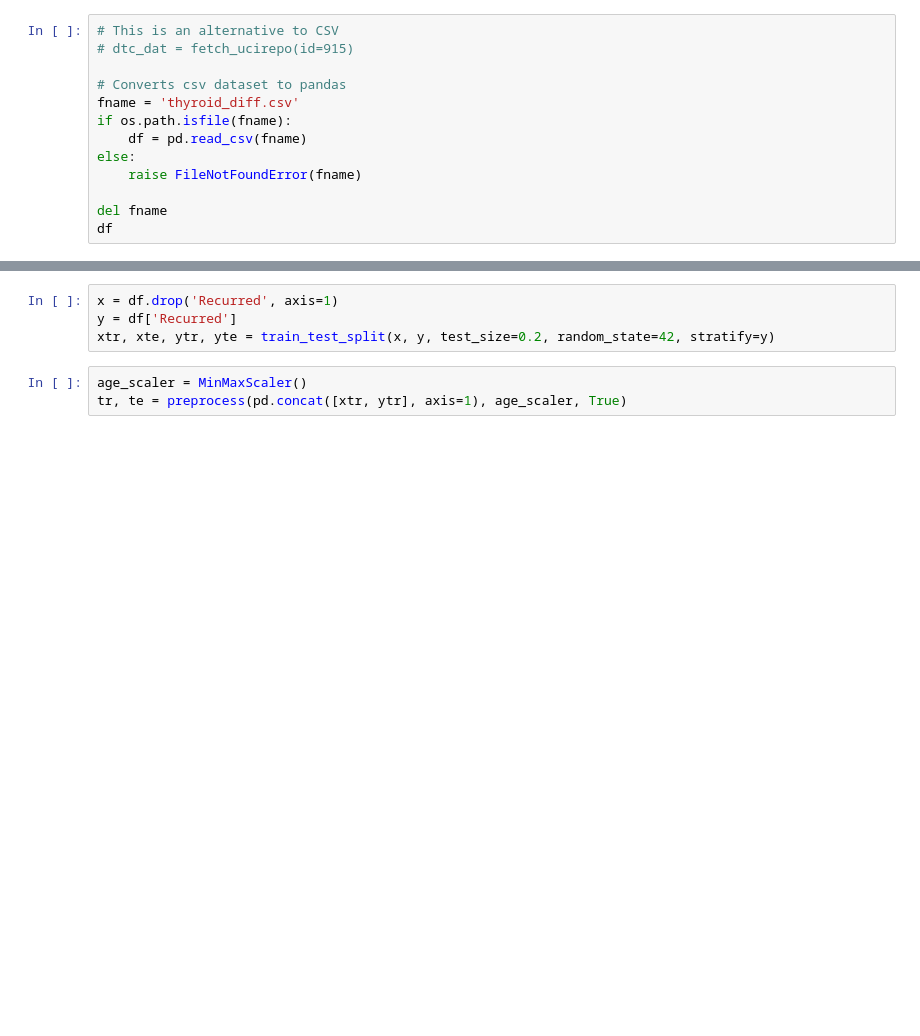
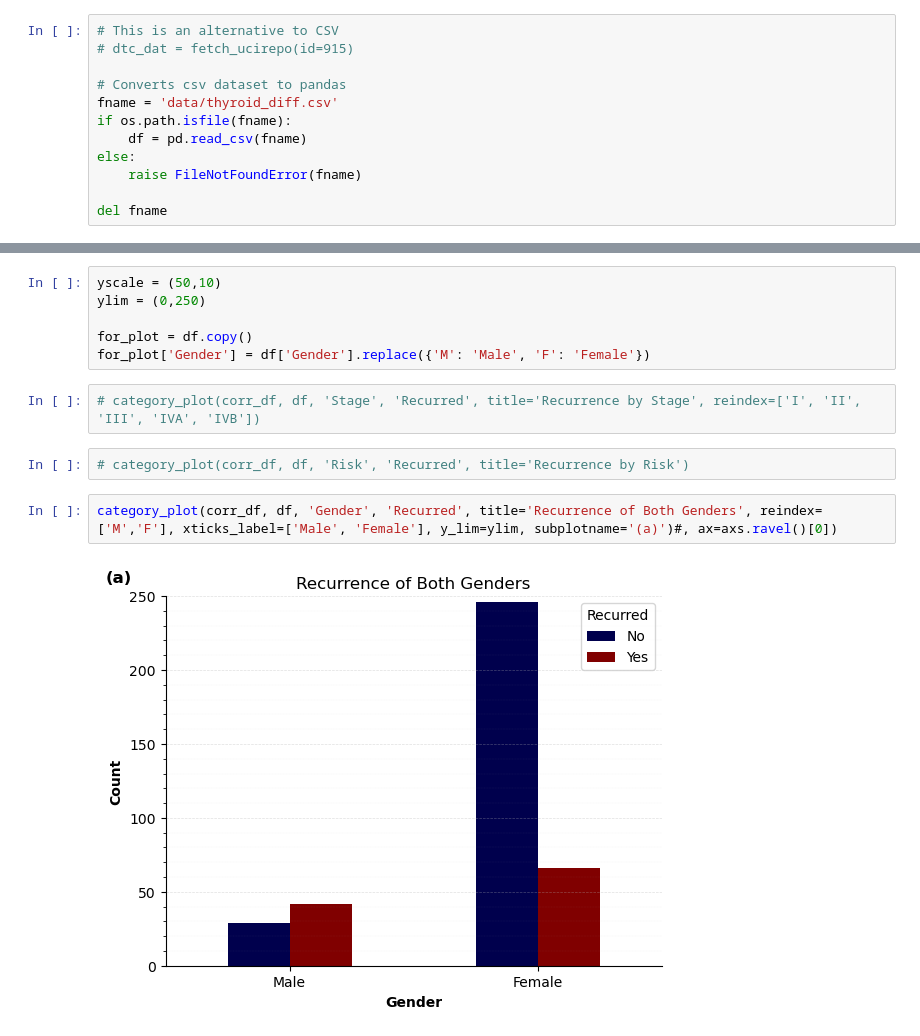
Before and after one commit to QY-Ver0/ELM-for-thyroid, a Jupyter notebook: data_analysis.ipynb, the cells around one changed output, grey strips where cells are left out. Drawn from its saved outputs; the diff is of its cells as text; blank space fills up the shorter version.

```diff
--- a/data_analysis.ipynb
+++ b/data_analysis.ipynb
@@ -22,11 +19,10 @@ from preprocess import preprocess
 # dtc_dat = fetch_ucirepo(id=915)
 
 # Converts csv dataset to pandas
-fname = 'thyroid_diff.csv'
+fname = 'data/thyroid_diff.csv'
 if os.path.isfile(fname):
     df = pd.read_csv(fname)
 else:
     raise FileNotFoundError(fname)
 
 del fname
-df
@@ -140,7 +120,14 @@ plt.show()
-# %%
-x = df.drop('Recurred', axis=1)
-y = df['Recurred']
-xtr, xte, ytr, yte = train_test_split(x, y, test_size=0.2, random_state=42, stratify=y)
-# %%
-age_scaler = MinMaxScaler()
-tr, te = preprocess(pd.concat([xtr, ytr], axis=1), age_scaler, True)
+# %%
+yscale = (50,10)
+ylim = (0,250)
+
+for_plot = df.copy()
+for_plot['Gender'] = df['Gender'].replace({'M': 'Male', 'F': 'Female'})
+# %%
+# category_plot(corr_df, df, 'Stage', 'Recurred', title='Recurrence by Stage', reindex=['I', 'II', 'III', 'IVA', 'IVB'])
+# %%
+# category_plot(corr_df, df, 'Risk', 'Recurred', title='Recurrence by Risk')
+# %%
+category_plot(corr_df, df, 'Gender', 'Recurred', title='Recurrence of Both Genders', reindex=['M','F'], xticks_label=['Male', 'Female'], y_lim=ylim, subplotname='(a)')#, ax=axs.ravel()[0])
+# %% [output]
+[figure, added]
```
Also changed, not shown: parts of 13 cells of this notebook, 2 other files.
